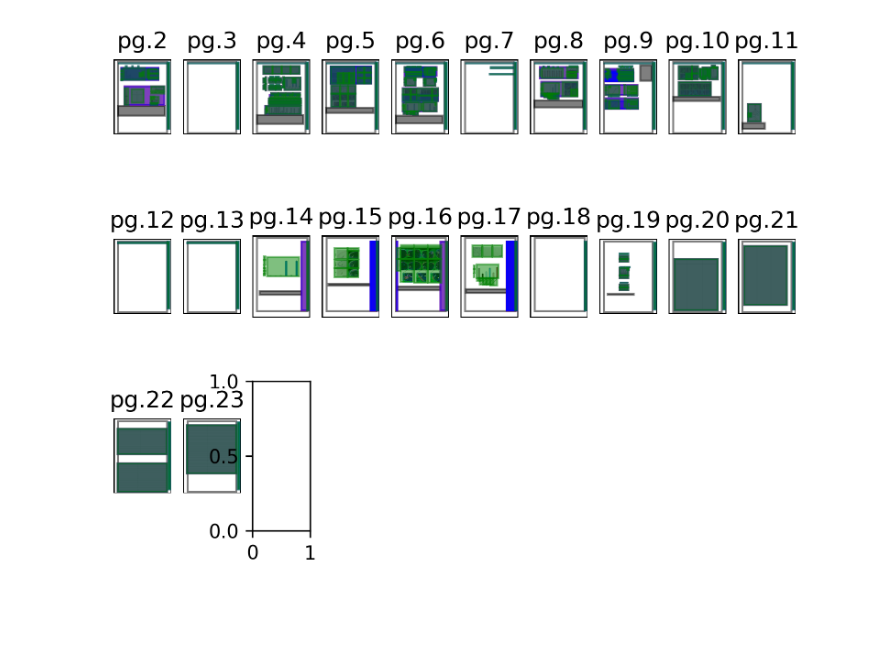
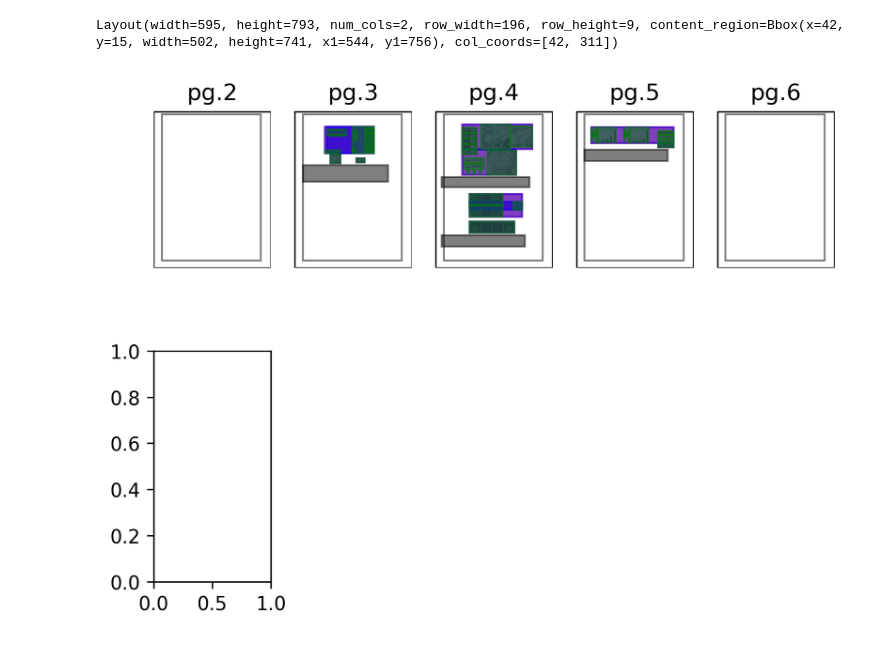
Before and after one commit to pengyuanli/PDFigCapX, a Jupyter notebook: pdfigcapx/src/refactored.ipynb, the cells around one changed output. Drawn from its saved outputs; the diff is of its cells as text; code cells hidden in the pictures; blank space fills up the shorter version.

Commit message:
fixing layout

```diff
--- a/pdfigcapx/src/refactored.ipynb
+++ b/pdfigcapx/src/refactored.ipynb
@@ -2,7 +2,7 @@
 import logging
 from src.document import Document
 
-pdf_path = "/home/jtt/Documents/datasets/gxd/5812826.pdf"
+pdf_path = "/home/jtt/Documents/datasets/gxd/5575588.pdf"
 xpdf_base_path = "/home/jtt/Documents/outputs/xpdf"
 data_path = "/home/jtt/Documents/outputs/debug"
 log_path = "/home/jtt/Documents/outputs/debug/debug.log"
@@ -16,9 +16,13 @@ logging.basicConfig(
 # %%
 document = Document(pdf_path, xpdf_base_path, data_path, include_first_page=False)
 # %%
-# document.extract_figures()
-# document.draw(n_cols=10, txtr=True, save=True)
-#TODO: something is off for page 14 and the contours
-document.debug_candidates()
+document.extract_figures()
+document.draw(n_cols=5, txtr=True, save=True)
-# %% [output]
-[figure, removed]
+# %%
+document.layout
+# %% [output]
+Layout(width=595, height=793, num_cols=2, row_width=196, row_height=9, content_region=Bbox(x=42, y=15, width=502, height=741, x1=544, y1=756), col_coords=[42, 311])
+# %%
+document.debug_candidates(n_cols=5)
+# %% [output]
+[figure, added]
```
Also changed, not shown: parts of 2 cells of this notebook, 8 other files.
